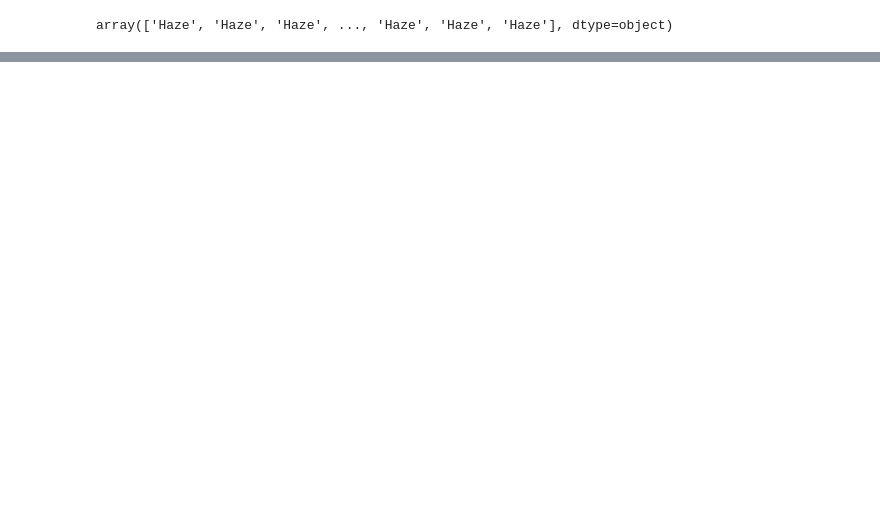
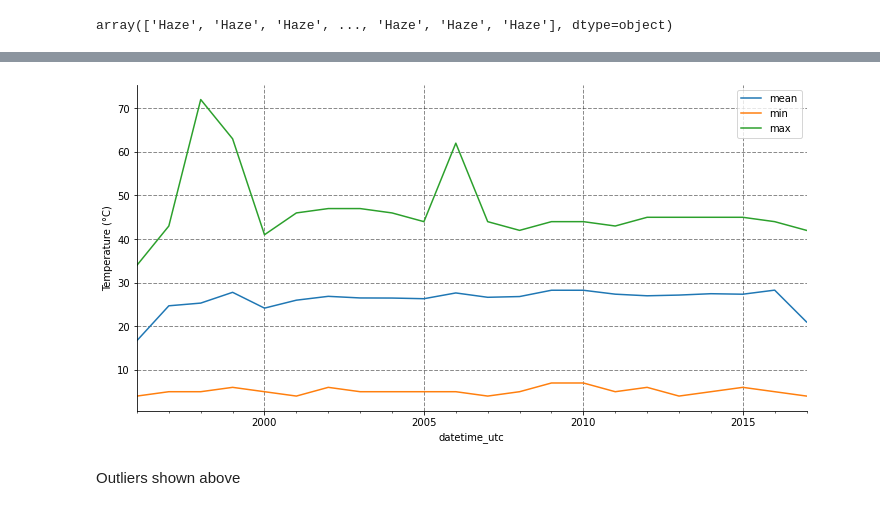
Before and after one commit to rankx034/final-project, a Jupyter notebook: DecisionTreeModel.ipynb, the cells around one changed output, grey strips where cells are left out. Saved outputs shown, nothing was run; the diff lists cells and outputs as text; code cells hidden in the pictures; blank space fills up the shorter version.

```diff
--- a/DecisionTreeModel.ipynb
+++ b/DecisionTreeModel.ipynb
@@ -188,0 +290,11 @@ weighted avg       0.90      0.90      0.90     20165
+# %%
+temp_annual.plot(figsize=(12, 6))
+ax = plt.gca()
+ax.grid(color= (0.1, 0.1, 0.1), linestyle='--', linewidth=1, alpha=0.5)
+plt.autoscale(enable=True, axis='x', tight=True)
+plt.ylabel("Temperature (°C)")
+sns.despine()
+# %% [output]
+[figure, added]
+# %% [markdown]
+Outliers shown above
```
Also changed, not shown: parts of 23 cells of this notebook.
